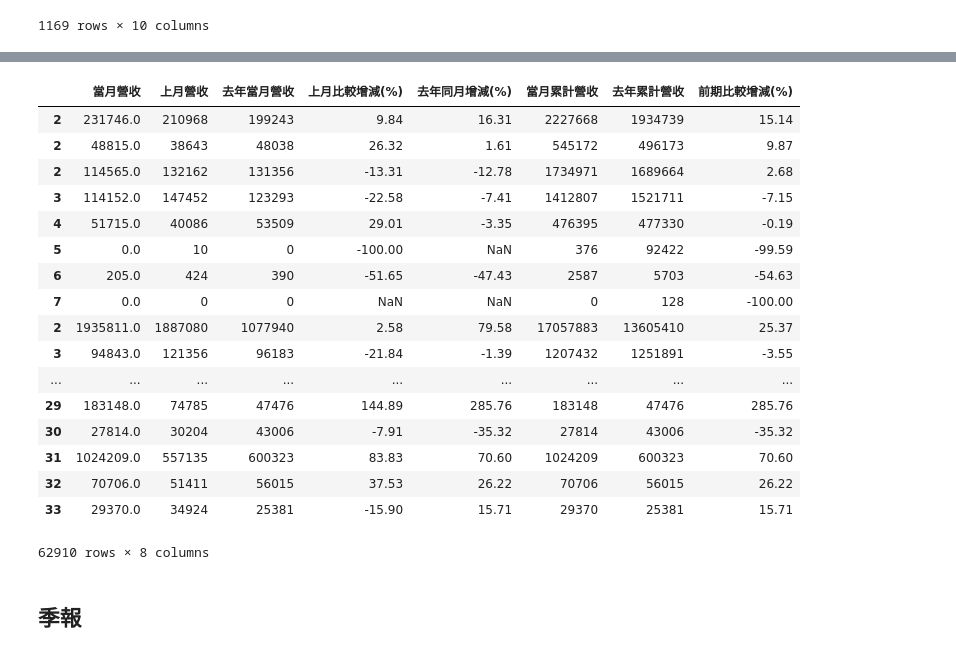
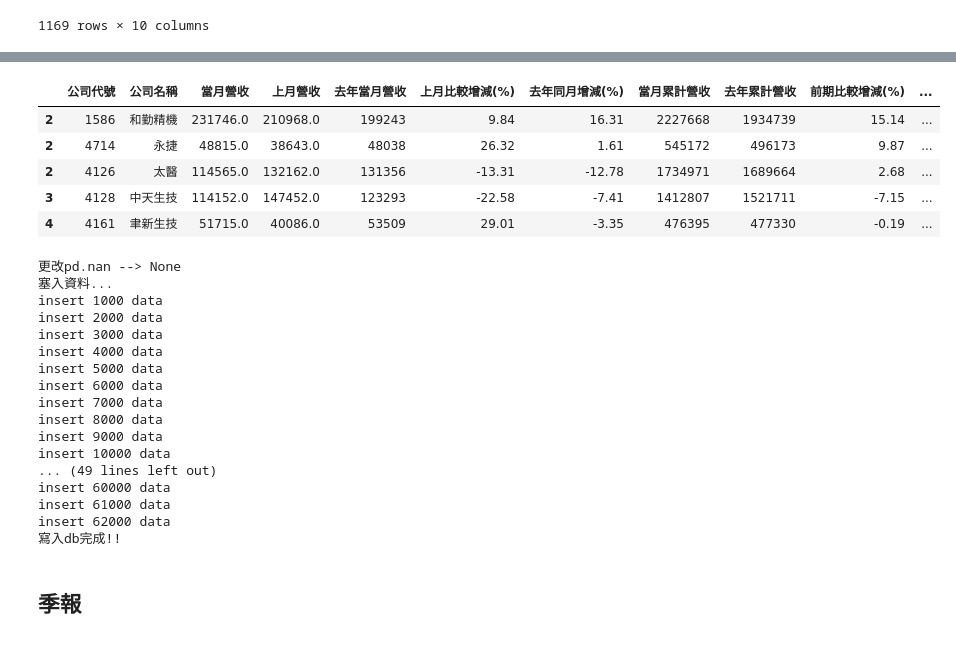
Before and after one commit to ihongChen/StockLab, a Jupyter notebook: twse_analysis.ipynb, the cells around one changed output, grey strips where cells are left out. Saved outputs shown, nothing was run; the diff lists cells and outputs as text; code cells hidden in the pictures.

```diff
--- a/twse_analysis.ipynb
+++ b/twse_analysis.ipynb
@@ -383,3 +383,5 @@ yyyymmdd:201002 done...
 yyyymmdd:201001 done...
 # %%
 df_otc_monthly = df_otc_monthly.replace('不適用',np.nan)
+
+df_otc_monthly.iloc[:,2:-2] =df_otc_monthly.iloc[:,2:-2].apply(pd.to_numeric)
@@ -407,24 +388,32 @@ df_otc_monthldf_otc_monthly.iloc[:,2:-2].apply(pd.to_numeric)
 # %%
-df_otc_monthly.
+df_otc_monthly.head()
 # %% [output]
-|  | 當月營收 | 上月營收 | 去年當月營收 | 上月比較增減(%) | 去年同月增減(%) | 當月累計營收 | 去年累計營收 | 前期比較增減(%) |
-| 2 | 231746.0 | 210968 | 199243 | 9.84 | 16.31 | 2227668 | 1934739 | 15.14 |
-| 2 | 48815.0 | 38643 | 48038 | 26.32 | 1.61 | 545172 | 496173 | 9.87 |
-| 2 | 114565.0 | 132162 | 131356 | -13.31 | -12.78 | 1734971 | 1689664 | 2.68 |
-| 3 | 114152.0 | 147452 | 123293 | -22.58 | -7.41 | 1412807 | 1521711 | -7.15 |
-| 4 | 51715.0 | 40086 | 53509 | 29.01 | -3.35 | 476395 | 477330 | -0.19 |
-| 5 | 0.0 | 10 | 0 | -100.00 | NaN | 376 | 92422 | -99.59 |
-| 6 | 205.0 | 424 | 390 | -51.65 | -47.43 | 2587 | 5703 | -54.63 |
-| 7 | 0.0 | 0 | 0 | NaN | NaN | 0 | 128 | -100.00 |
-| 2 | 1935811.0 | 1887080 | 1077940 | 2.58 | 79.58 | 17057883 | 13605410 | 25.37 |
-| 3 | 94843.0 | 121356 | 96183 | -21.84 | -1.39 | 1207432 | 1251891 | -3.55 |
-| ... | ... | ... | ... | ... | ... | ... | ... | ... |
-| 29 | 183148.0 | 74785 | 47476 | 144.89 | 285.76 | 183148 | 47476 | 285.76 |
-| 30 | 27814.0 | 30204 | 43006 | -7.91 | -35.32 | 27814 | 43006 | -35.32 |
-| 31 | 1024209.0 | 557135 | 600323 | 83.83 | 70.60 | 1024209 | 600323 | 70.60 |
-| 32 | 70706.0 | 51411 | 56015 | 37.53 | 26.22 | 70706 | 56015 | 26.22 |
-| 33 | 29370.0 | 34924 | 25381 | -15.90 | 15.71 | 29370 | 25381 | 15.71 |
+|  | 公司代號 | 公司名稱 | 當月營收 | 上月營收 | 去年當月營收 | 上月比較增減(%) | 去年同月增減(%) | 當月累計營收 | 去年累計營收 | 前期比較增減(%) | ... |
+| 2 | 1586 | 和勤精機 | 231746.0 | 210968.0 | 199243 | 9.84 | 16.31 | 2227668 | 1934739 | 15.14 | ... |
+| 2 | 4714 | 永捷 | 48815.0 | 38643.0 | 48038 | 26.32 | 1.61 | 545172 | 496173 | 9.87 | ... |
+| 2 | 4126 | 太醫 | 114565.0 | 132162.0 | 131356 | -13.31 | -12.78 | 1734971 | 1689664 | 2.68 | ... |
+| 3 | 4128 | 中天生技 | 114152.0 | 147452.0 | 123293 | -22.58 | -7.41 | 1412807 | 1521711 | -7.15 | ... |
+| 4 | 4161 | 聿新生技 | 51715.0 | 40086.0 | 53509 | 29.01 | -3.35 | 476395 | 477330 | -0.19 | ... |
-62910 rows × 8 columns
+# %%
+insertDataFrameToDb(df_otc_monthly,con,'twstock_monthly_revenue')
+# %% [output]
+更改pd.nan --> None
+塞入資料...
+insert 1000 data
+insert 2000 data
+insert 3000 data
+insert 4000 data
+insert 5000 data
+insert 6000 data
+insert 7000 data
+insert 8000 data
+insert 9000 data
+insert 10000 data
+... (49 lines left out)
+insert 60000 data
+insert 61000 data
+insert 62000 data
+寫入db完成!!
 # %% [markdown]
 ## 季報
 # %%
```
Also changed, not shown: parts of 1 cell of this notebook.
